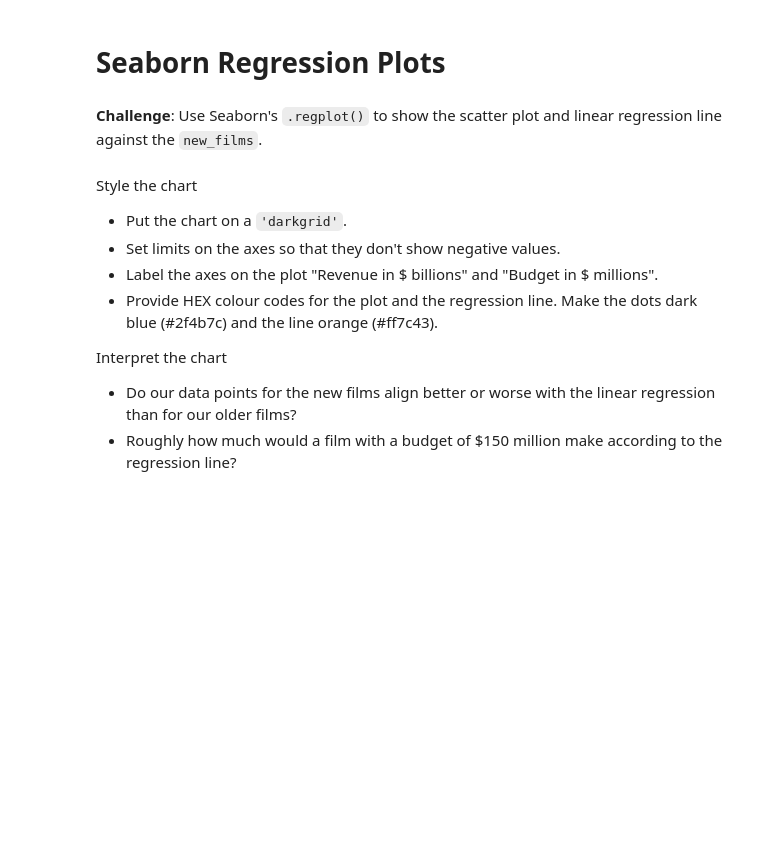
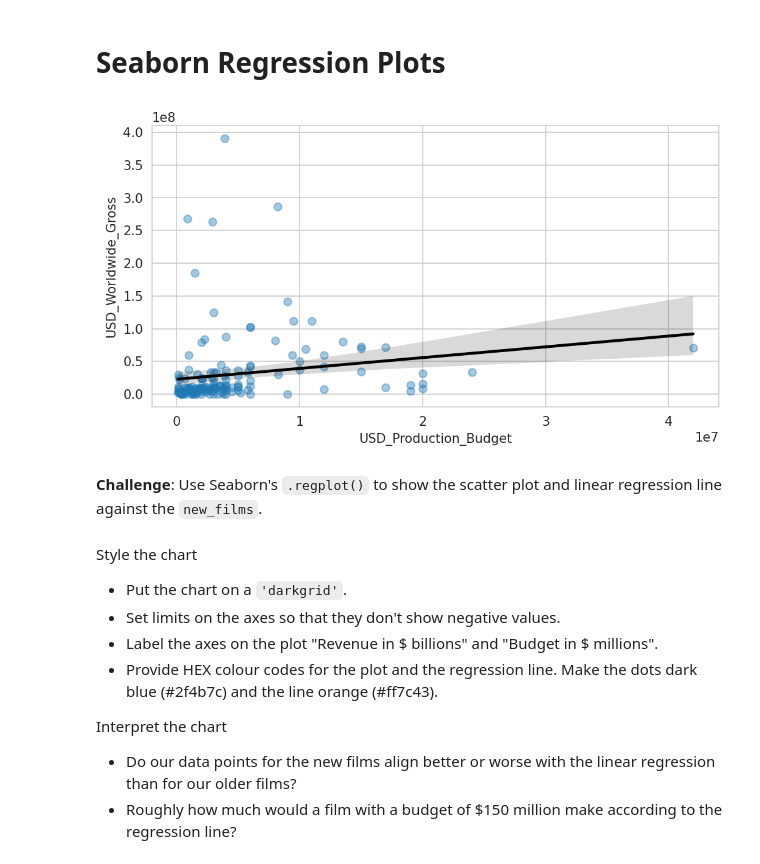
Before and after one commit to buholica/python_bootcamp, a Jupyter notebook: 59-81_days/78_int_seaborn/Seaborn_and_Linear_Regression.ipynb, the cells around one changed output. Saved outputs shown, nothing was run; the diff lists cells and outputs as text; code cells hidden in the pictures; blank space fills up the shorter version.

```diff
--- a/59-81_days/78_int_seaborn/Seaborn_and_Linear_Regression.ipynb
+++ b/59-81_days/78_int_seaborn/Seaborn_and_Linear_Regression.ipynb
@@ -325,6 +326,16 @@ The number of films released before 1970 - 153
 The most expensive film made prior to 1970 - 'Cleopatra'
 # %% [markdown]
 # Seaborn Regression Plots
+# %%
+plt.figure(figsize=(8,4), dpi=150)
+with sns.axes_style("whitegrid"):
+  sns.regplot(data=old_films,
+            x='USD_Production_Budget',
+            y='USD_Worldwide_Gross',
+            scatter_kws = {'alpha': 0.4},
+            line_kws = {'color': 'black'})
+# %% [output]
+[figure, added]
 # %% [markdown]
 **Challenge**: Use Seaborn's `.regplot()` to show the scatter plot and linear regression line against the `new_films`.
 <br>
```
Also changed, not shown: parts of 8 cells of this notebook.
